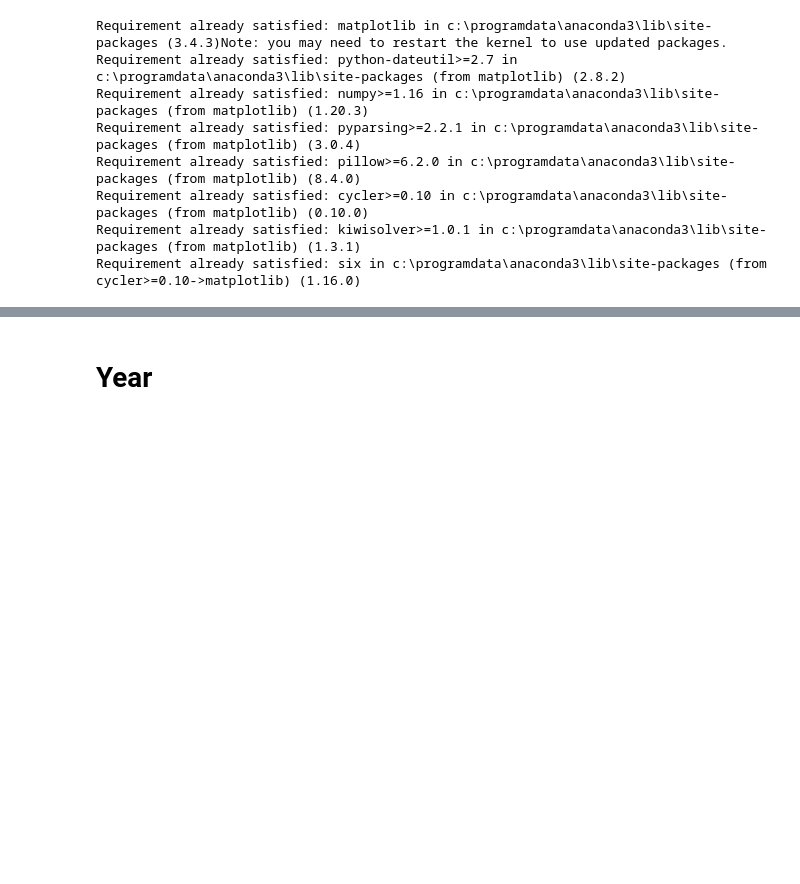
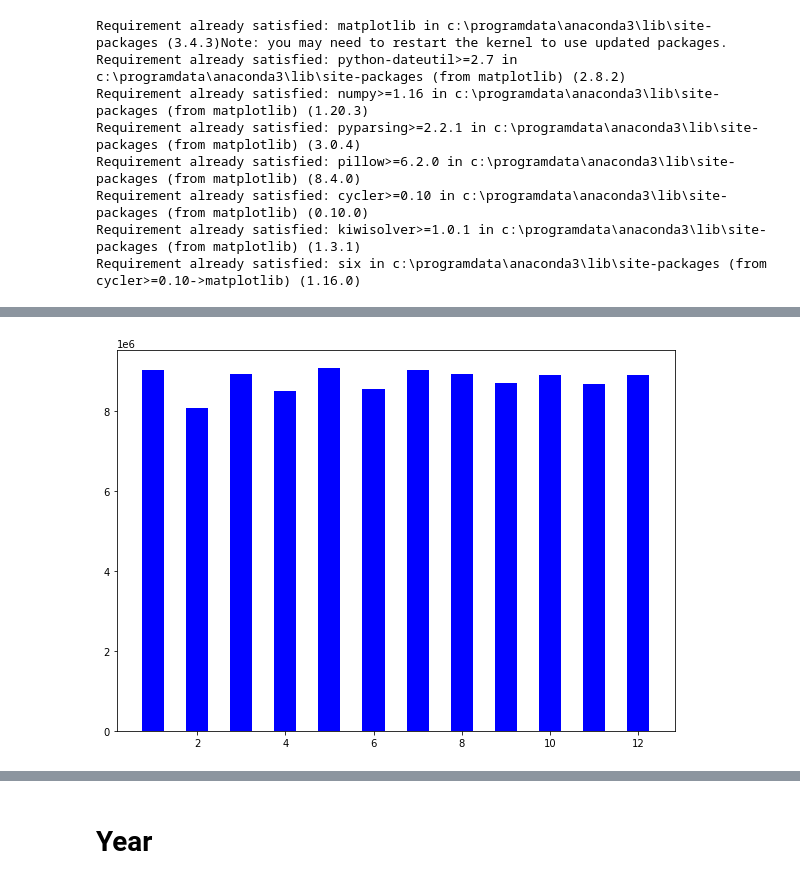
Before and after one commit to esrdlab-vinternship/HDA-5th-Round-vInternship, a Jupyter notebook: notebook/dataload/olap_query.ipynb, the cells around one changed output, grey strips where cells are left out. Saved outputs shown, nothing was run; the diff lists cells and outputs as text; code cells hidden in the pictures; blank space fills up the shorter version.

```diff
--- a/notebook/dataload/olap_query.ipynb
+++ b/notebook/dataload/olap_query.ipynb
@@ -297,12 +287,11 @@ from matplotlib.ticker import PercentFormatter
 # %%
 import numpy as np
 # %%
-fig=plt.figure (figsize=(7,7))
-df = pd.DataFrame()
+fig=plt.figure (figsize=(10,7))
+month_wise_total_sale_price_df=pd.DataFrame(list(q2), columns=['Month','Total sales'])
+#df = pd.DataFrame()
 #df = df.set_index(['division'])
-df.plt.pie(division_wise_total_sale_price_df'sales', division_wise_total_sale_price_df'division')
-plt.xlabel("Division")
-plt.ylabel("Total sales")
-plt.tittle("Division wise total sales")
+plt.bar(month_wise_total_sale_price_df['Month'], month_wise_total_sale_price_df['Total sales'],color='blue',width=0.5)
+
 plt.show()
 # %% [output]
@@ -309,0 +298 @@ SyntaxError: invalid syntax (Temp/ipykernel_2216/1481476565.py, line 4)
+[figure, added]
```
Also changed, not shown: parts of 29 cells of this notebook.
